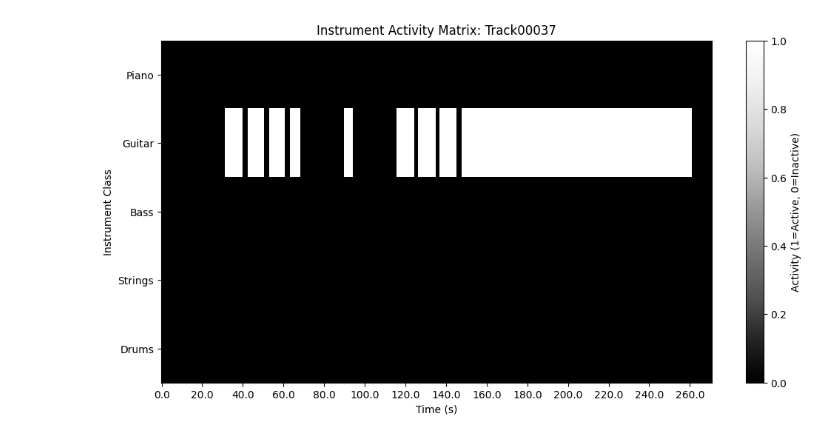
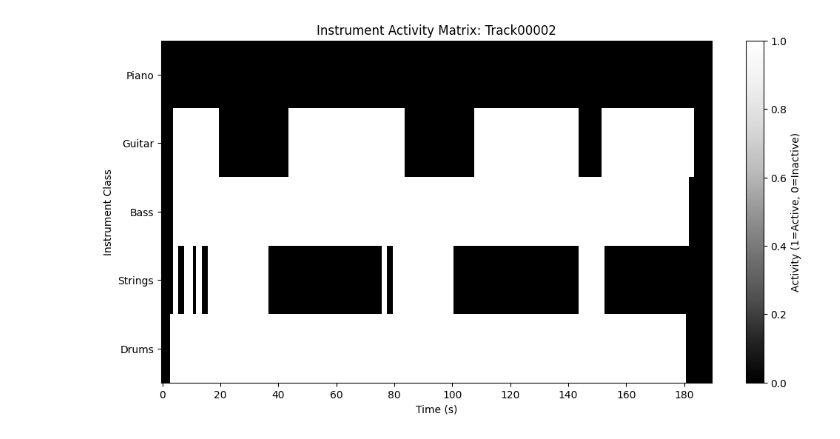
Before and after one commit to davidjhwang/Polyphonic-Instrument-Classifier, a Jupyter notebook: 2_label.ipynb, the cells around one changed output. Cells and saved outputs as stored; diff of their text form; code cells hidden in the pictures.

Commit message:
reduced time frames

```diff
--- a/2_label.ipynb
+++ b/2_label.ipynb
@@ -16,9 +16,9 @@ INSTRUMENT_MAPPING = {
 }
 
 # Paths
-DATASET_PATH = "slakh2100_flac_redux/reduced_isolated/"
-TIMESTAMPS_FILE = "timestamps_isolated.txt"
-OUTPUT_DIR = "labels_isolated/"
+DATASET_PATH = "slakh2100_flac_redux/reduced_test/"
+TIMESTAMPS_FILE = "timestamps_test.txt"
+OUTPUT_DIR = "labels_test/"
 
 os.makedirs(OUTPUT_DIR, exist_ok=True)
 # %%
@@ -102,24 +102,31 @@ for line in lines:
 for track_name, matrix in activity_matrices.items():
     np.save(os.path.join(OUTPUT_DIR, f"{track_name}.npy"), matrix)
 # %%
+import os
+import numpy as np
+import matplotlib.pyplot as plt
+
 # Define instrument labels for visualization
 INSTRUMENT_LABELS = ["Piano", "Guitar", "Bass", "Strings", "Drums"]
-MATRIX_PATH = "labels_isolated/"
+MATRIX_PATH = "labels_train/"
 
 # Visualize Example
 example_file = sorted(os.listdir(MATRIX_PATH))[1]
 matrix = np.load(os.path.join(MATRIX_PATH, example_file))
 
 plt.figure(figsize=(12, 6))
 plt.imshow(matrix, aspect="auto", cmap="Greys_r", interpolation="nearest")
 
 # Labels and title
 plt.yticks(range(5), INSTRUMENT_LABELS)
-plt.xticks(range(0, matrix.shape[1], 40), np.arange(0, matrix.shape[1] * 0.5, 20))
+
+# Adjust xticks for 1.0-second intervals instead of 0.5
+plt.xticks(range(0, matrix.shape[1], 20), np.arange(0, matrix.shape[1], 20))
+
 plt.xlabel("Time (s)")
 plt.ylabel("Instrument Class")
 plt.title(f"Instrument Activity Matrix: {example_file[:-4]}")
 plt.colorbar(label="Activity (1=Active, 0=Inactive)")
 plt.show()
 # %% [output]
-[figure, old version]
+[figure, new version]
```
Also changed, not shown: parts of 1 cell of this notebook, 3 other files.
